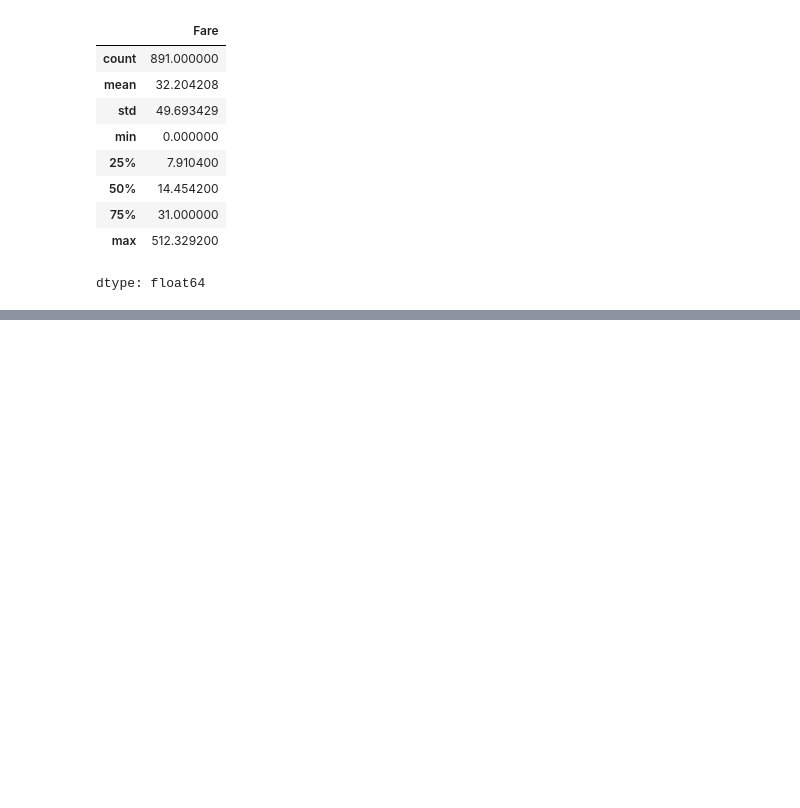
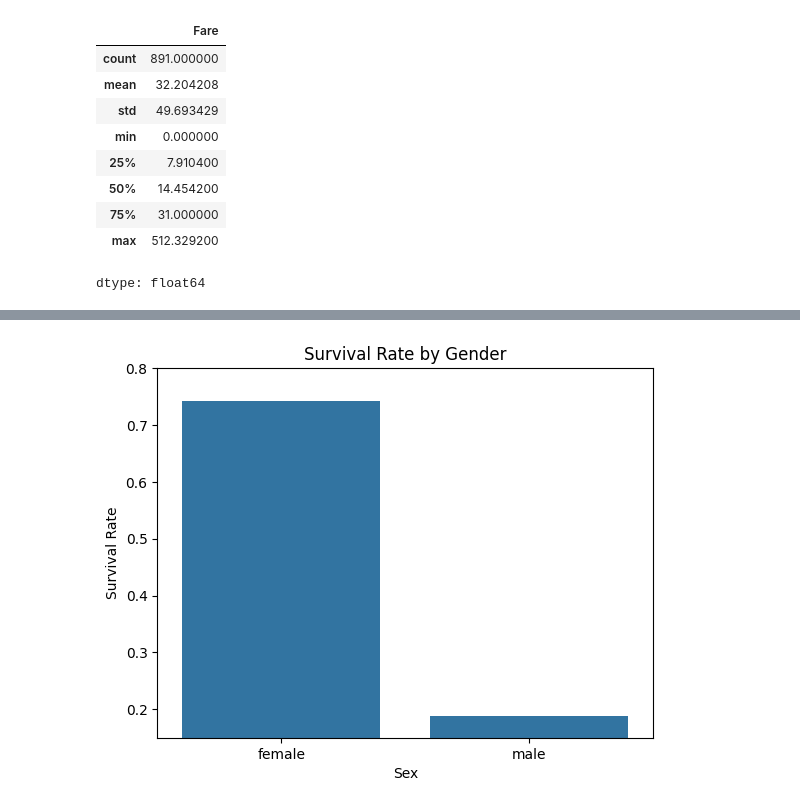
Before and after one commit to 2000031041-ShivaChary196/DATA6550-Visualization, a Jupyter notebook: Code/VShiva.ipynb, the cells around one changed output, grey strips where cells are left out. Cells and saved outputs as stored; diff of their text form; code cells hidden in the pictures; blank space fills up the shorter version.

```diff
--- a/Code/VShiva.ipynb
+++ b/Code/VShiva.ipynb
@@ -167,0 +208,12 @@ dtype: float64
+# %%
+plt.figure()
+sns.barplot(data=gender_survival, x='Sex', y='Survived')
+
+plt.title("Survival Rate by Gender")
+plt.ylabel("Survival Rate")
+
+plt.ylim(0.15, 0.80)
+
+plt.show()
+# %% [output]
+[figure, added]
```
Also changed, not shown: parts of 15 cells of this notebook.
